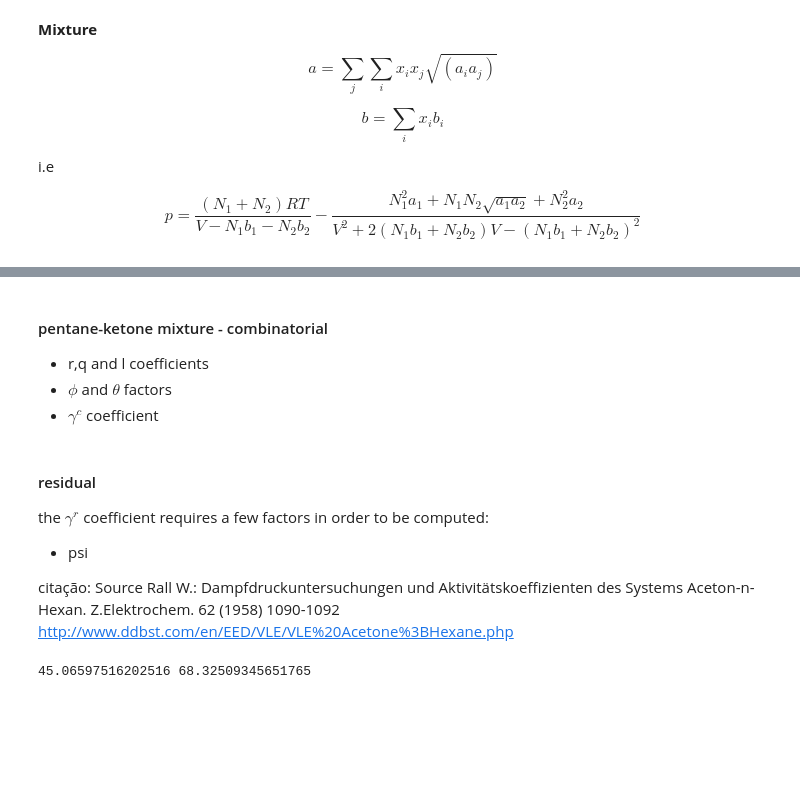
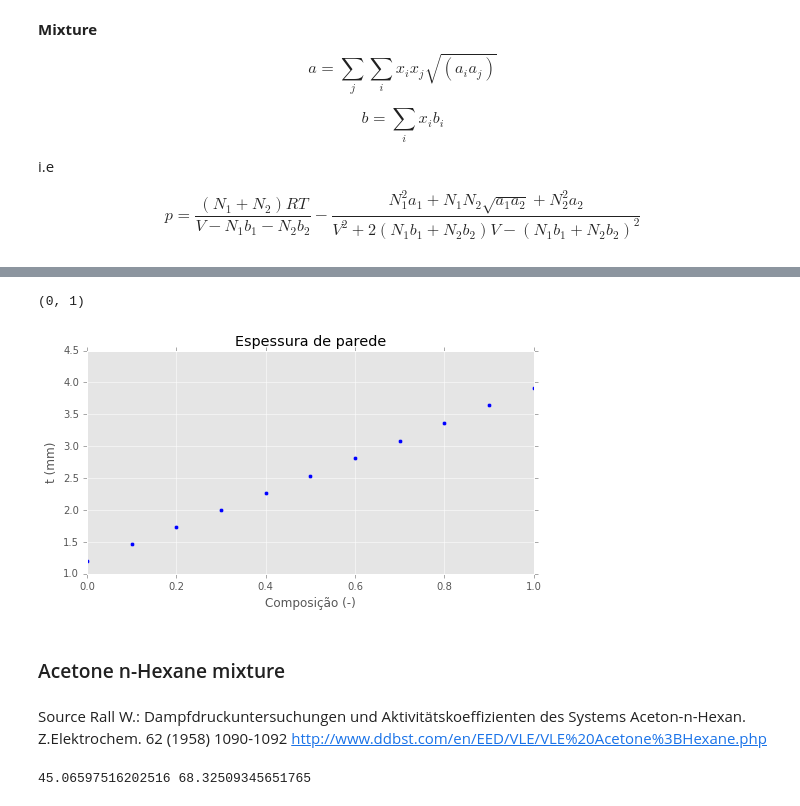
Before and after one commit to CSXHZX/thermodynamics, a Jupyter notebook: termo.ipynb, the cells around one changed output, grey strips where cells are left out. Saved outputs shown, nothing was run; the diff lists cells and outputs as text; code cells hidden in the pictures; blank space fills up the shorter version.

```diff
--- a/termo.ipynb
+++ b/termo.ipynb
@@ -483,3 +508,17 @@ array([ 2.53657708])
+# %%
+figg = plt.figure(figsize=(8,4))
+ppl = figg.add_subplot(1,1,1)
+ppl.scatter(np.linspace(0,1,11),[1.2077654,1.46753658,1.73049076,1.99645892,2.26523626,2.53655708,2.81018907,3.08572679,
+                                 3.36278421,3.64088639,3.91947992])
+ppl.set_ylabel('t (mm)')
+ppl.set_xlabel('Composição (-)')
+ppl.set_title('Espessura de parede')
+ppl.set_xlim([0,1])
+# %% [output]
+(0, 1)
+[figure, added]
+# %% [markdown]
+### Acetone n-Hexane mixture
 # %%
 T = 318.15
 ideal = 1
@@ -504,15 +543,5 @@ for x in x_molar:
     new_vec.append(acetona.y)
-# %% [markdown]
-#### pentane-ketone mixture - combinatorial
-* r,q and l coefficients
-* $\phi$ and $\theta$ factors
-* $\gamma^c$ coefficient
 # %% [markdown]
-#### residual
-the $\gamma^r$ coefficient requires a few factors in order to be computed:
-* psi
-
-citação:
 Source
 Rall W.: Dampfdruckuntersuchungen und Aktivitätskoeffizienten des Systems Aceton-n-Hexan. Z.Elektrochem. 62 (1958) 1090-1092
 http://www.ddbst.com/en/EED/VLE/VLE%20Acetone%3BHexane.php
```
Also changed, not shown: parts of 16 cells of this notebook, 4 other files.
